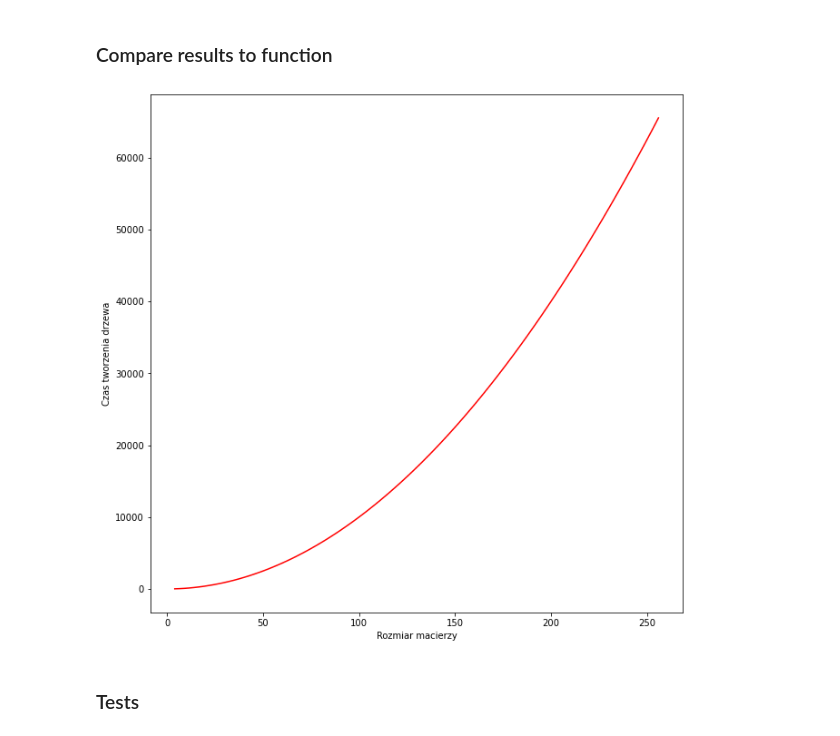
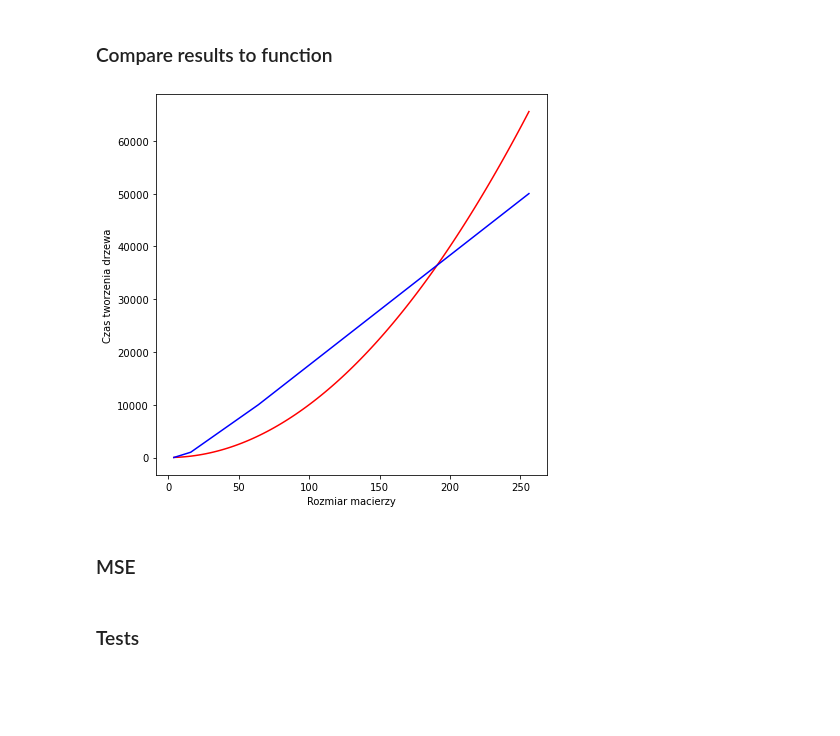
Before and after one commit to pweglik/matrix-algoritms, a Jupyter notebook: lab3/lab3.ipynb, the cells around one changed output. Drawn from its saved outputs; the diff is of its cells as text; code cells hidden in the pictures; blank space fills up the shorter version.

```diff
--- a/lab3/lab3.ipynb
+++ b/lab3/lab3.ipynb
@@ -150,18 +154,21 @@ def draw_tree(root: TreeNode):
 # %%
 f = lambda x: 1*x**2 + 1
 
 def compare_to_function(x, y, f):
     min_x = min(x)
     max_x = max(x)
     x_function = np.linspace(min_x, max_x, 100)
     y_function = list(map(f, x_function))
     fig = plt.figure()
-    fig.set_size_inches(10.5, 10.5)
+    fig.set_size_inches(7, 7)
     plt.plot(x_function, y_function, 'r-')
+    plt.plot(x, y, 'b-')
     plt.xlabel('Rozmiar macierzy')
     plt.ylabel('Czas tworzenia drzewa')
 
 
-compare_to_function([4, 16, 64, 256], [], f)
+compare_to_function([4, 16, 64, 256], [1, 1000, 10000, 50000], f)
 # %% [output]
-[figure, old version]
+[figure, new version]
+# %% [markdown]
+### MSE
```
Also changed, not shown: parts of 10 cells of this notebook, 1 other file.
